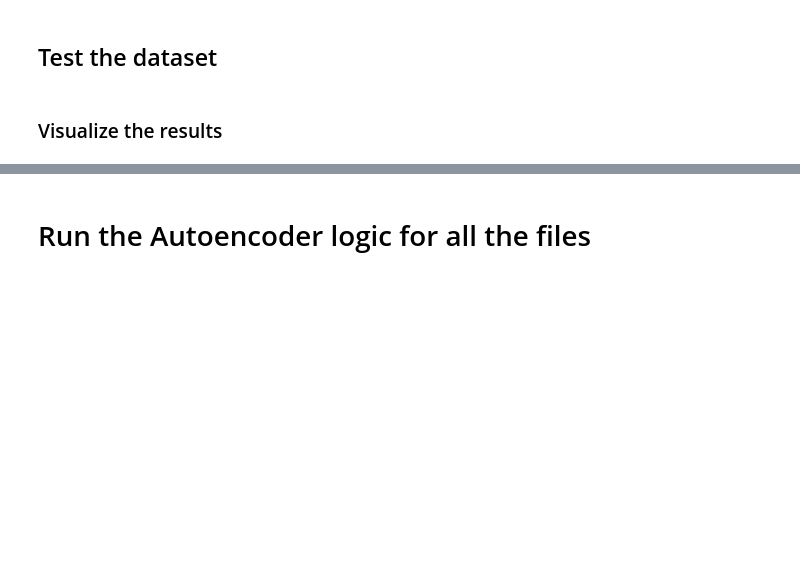
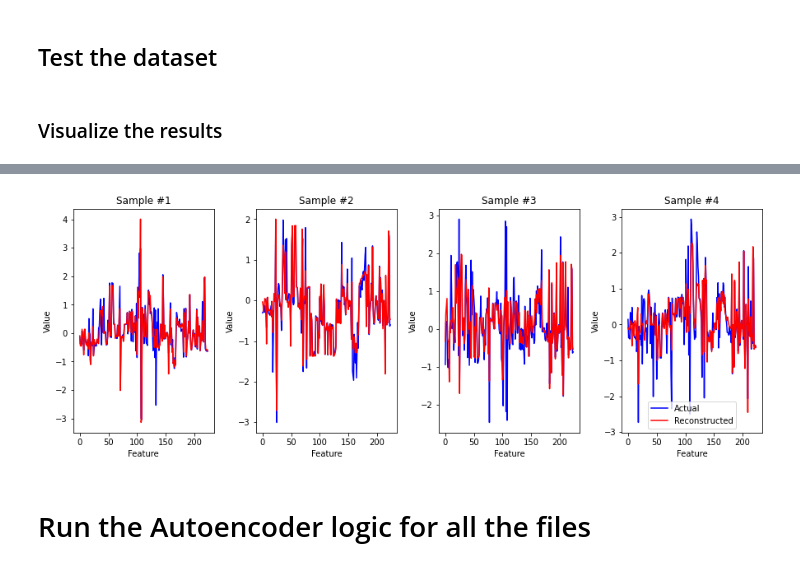
Before and after one commit to flejarza/ActGraph, a Jupyter notebook: autoencoders/extrasensory_AE_v4_stable.ipynb, the cells around one changed output, grey strips where cells are left out. Drawn from its saved outputs; the diff is of its cells as text; code cells hidden in the pictures; blank space fills up the shorter version.

```diff
--- a/autoencoders/extrasensory_AE_v4_stable.ipynb
+++ b/autoencoders/extrasensory_AE_v4_stable.ipynb
@@ -551,25 +559,27 @@ with torch.no_grad():
 # %%
 t = [i for i in range(input_shape)]
 count = 0
 with torch.no_grad():
     number = 4
     fig, axes = plt.subplots(1, number, figsize=(15, 5))
     fig.subplots_adjust(left=None, bottom=None, right=None, top=None, wspace=0.3, hspace=0.5)
     for index in range(number):
         # display original
         ax = plt.subplot(1, number, index + 1)
         sensor_read = test_examples[index].numpy().reshape(input_shape, 1)
         plt.title('Sample #' + str(index + 1))
         plt.xlabel('Feature')
         plt.ylabel('Value')
         plt.subplot(ax)
         plt.plot(t, sensor_read, color = 'b', label = 'Actual')
 
-        sensor_read_rec = reconstruction[index].numpy().reshape(input_shape, 1)
+        sensor_read_rec = reconstruction[index].cpu().numpy().reshape(input_shape, 1)
         plt.plot(t, sensor_read_rec, color = 'r', label = 'Reconstructed');
 
 plt.legend(loc ='best')
 plt.show()
+# %% [output]
+[figure, added]
 # %% [markdown]
 # Run the Autoencoder logic for all the files
 # %%
```
Also changed, not shown: parts of 5 cells of this notebook, 4 other files.
